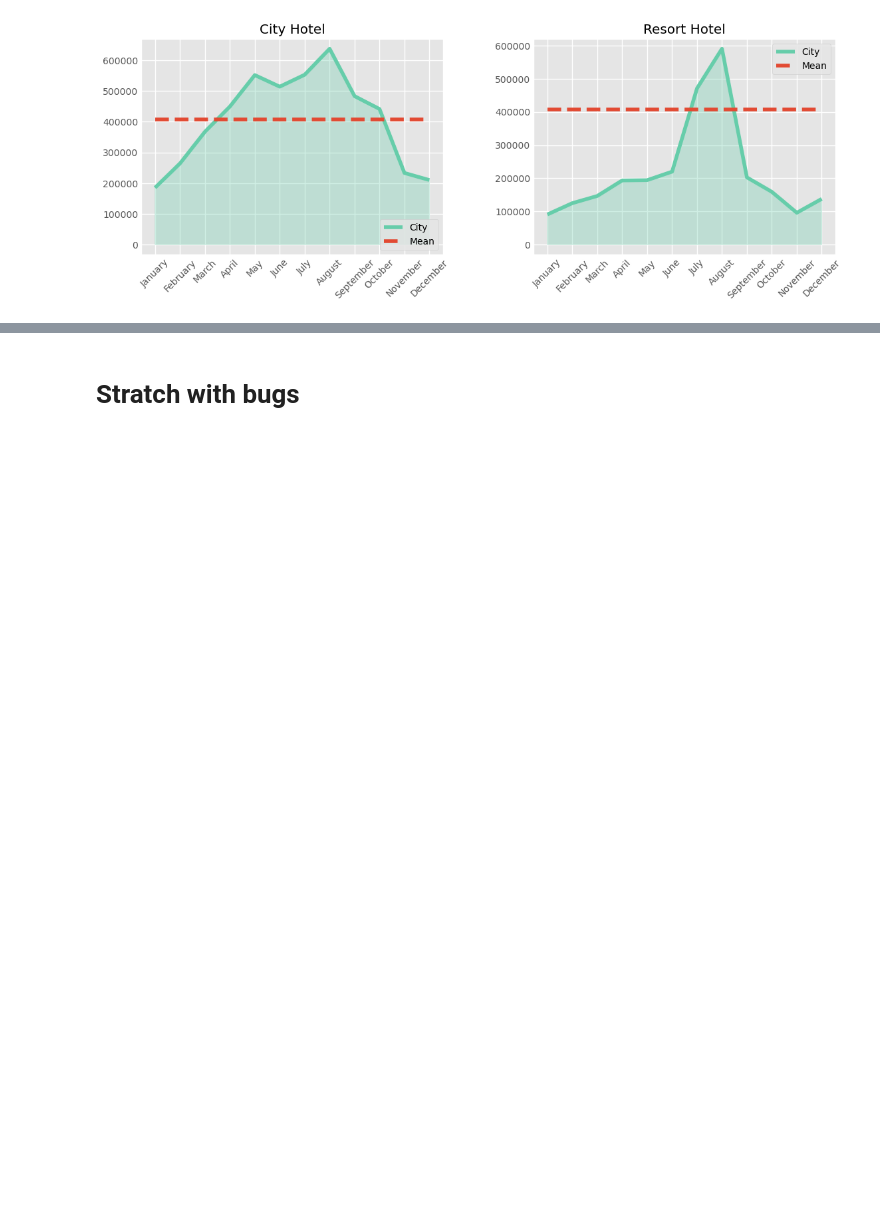
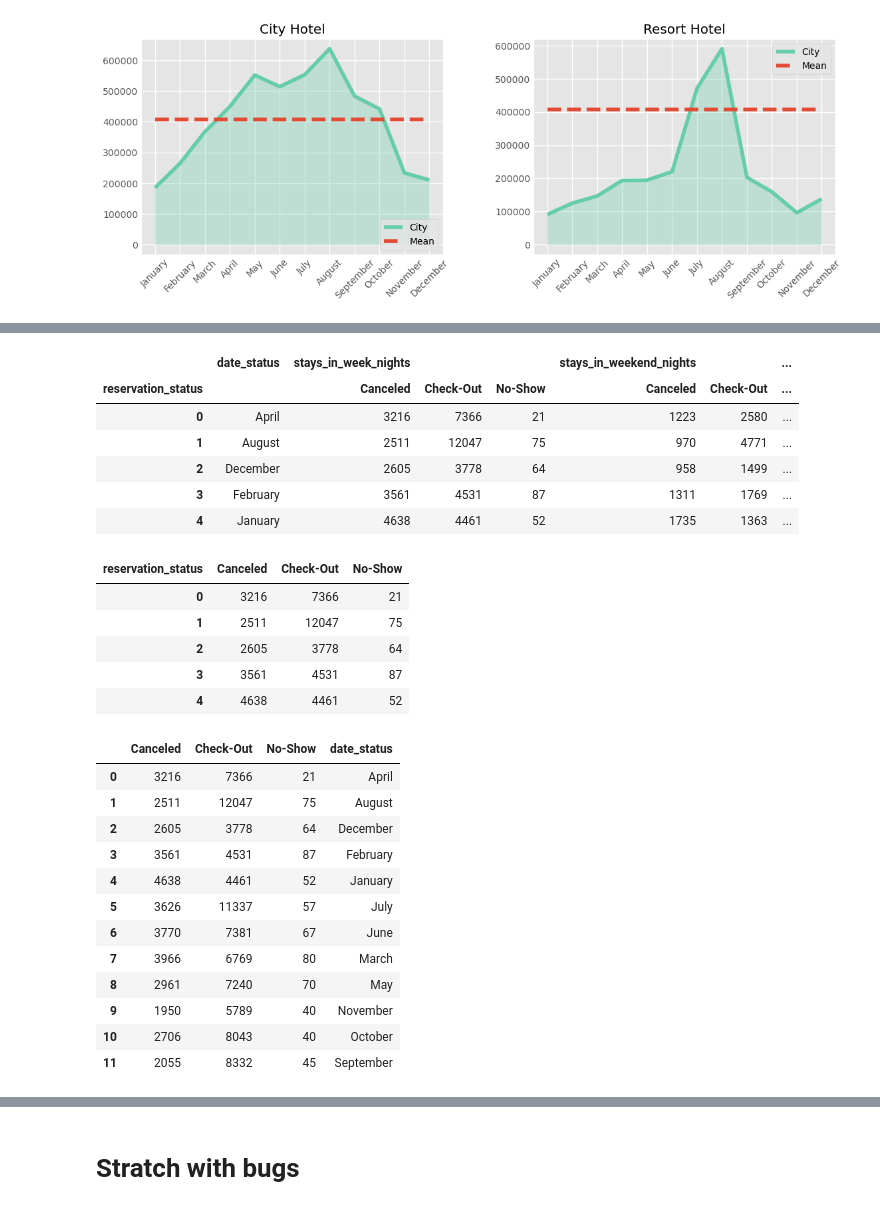
Before and after one commit to ProtacioUno/VinluanEner-Porfolio-Labs, a Jupyter notebook: Matplotlib/hotel.ipynb, the cells around one changed output, grey strips where cells are left out. Cells and saved outputs as stored; diff of their text form; code cells hidden in the pictures; blank space fills up the shorter version.

```diff
--- a/Matplotlib/hotel.ipynb
+++ b/Matplotlib/hotel.ipynb
@@ -422,0 +514,38 @@ tb_room_resort = filter_book_resort.pivot_table(index='assigned_room_type' , val
+# %%
+# tb_weekday['stays_in_week_nights']['mean'] = tb_weekday['stays_in_week_nights']['Check-Out'].mean()
+tb_weekday['mea'] = tb_weekday['stays_in_week_nights']['Check-Out'].mean()
+tb_week_nights_resort = tb_weekday['stays_in_week_nights']
+tb_weeks = tb_weekday['date_status']
+
+tb_merge_weeks_resort = pd.merge(tb_week_nights_resort , tb_weeks, left_index=True , right_index=True)
+
+display(tb_weekday.head())
+display(tb_week_nights_resort.head())
+display(tb_merge_weeks_resort)
+# %% [output]
+|  | date_status | stays_in_week_nights |  |  | stays_in_weekend_nights |  | ... |
+| reservation_status |  | Canceled | Check-Out | No-Show | Canceled | Check-Out | ... |
+| 0 | April | 3216 | 7366 | 21 | 1223 | 2580 | ... |
+| 1 | August | 2511 | 12047 | 75 | 970 | 4771 | ... |
+| 2 | December | 2605 | 3778 | 64 | 958 | 1499 | ... |
+| 3 | February | 3561 | 4531 | 87 | 1311 | 1769 | ... |
+| 4 | January | 4638 | 4461 | 52 | 1735 | 1363 | ... |
+| reservation_status | Canceled | Check-Out | No-Show |
+| 0 | 3216 | 7366 | 21 |
+| 1 | 2511 | 12047 | 75 |
+| 2 | 2605 | 3778 | 64 |
+| 3 | 3561 | 4531 | 87 |
+| 4 | 4638 | 4461 | 52 |
+|  | Canceled | Check-Out | No-Show | date_status |
+| 0 | 3216 | 7366 | 21 | April |
+| 1 | 2511 | 12047 | 75 | August |
+| 2 | 2605 | 3778 | 64 | December |
+| 3 | 3561 | 4531 | 87 | February |
+| 4 | 4638 | 4461 | 52 | January |
+| 5 | 3626 | 11337 | 57 | July |
+| 6 | 3770 | 7381 | 67 | June |
+| 7 | 3966 | 6769 | 80 | March |
+| 8 | 2961 | 7240 | 70 | May |
+| 9 | 1950 | 5789 | 40 | November |
+| 10 | 2706 | 8043 | 40 | October |
+| 11 | 2055 | 8332 | 45 | September |
```
Also changed, not shown: parts of 4 cells of this notebook.
